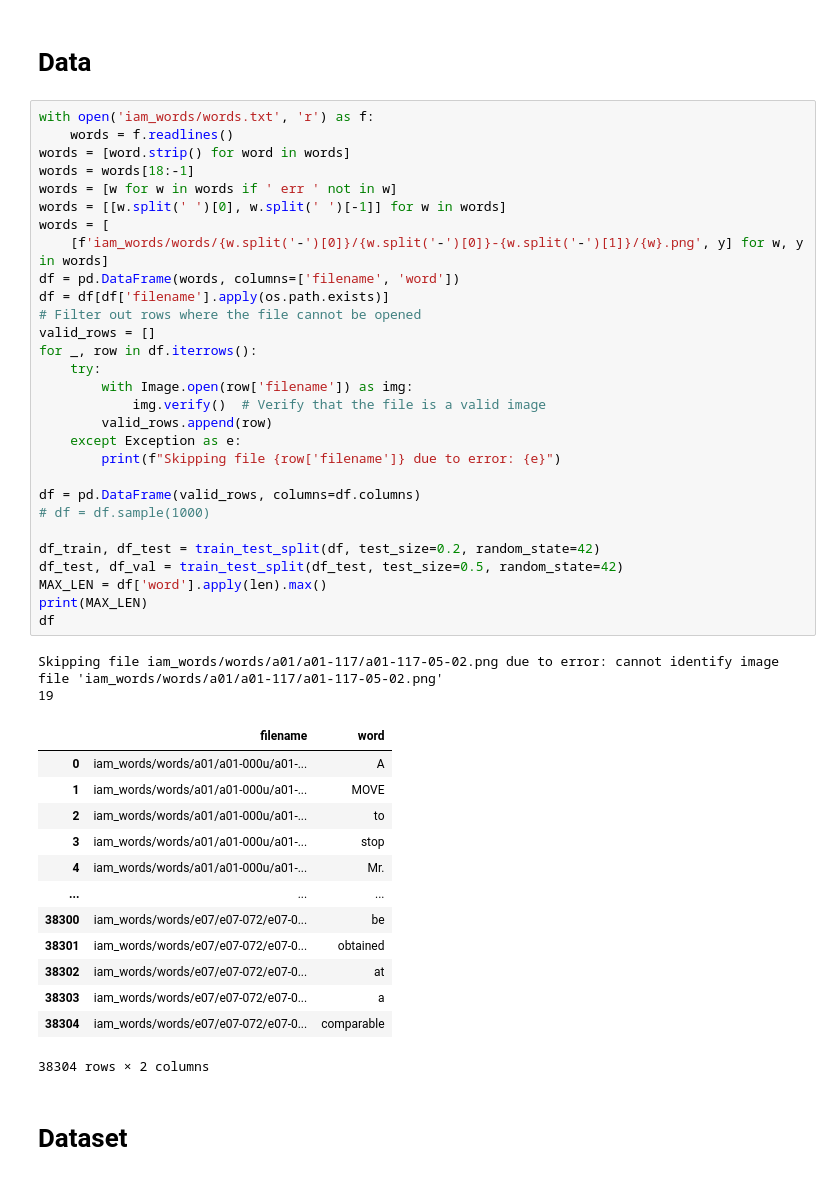
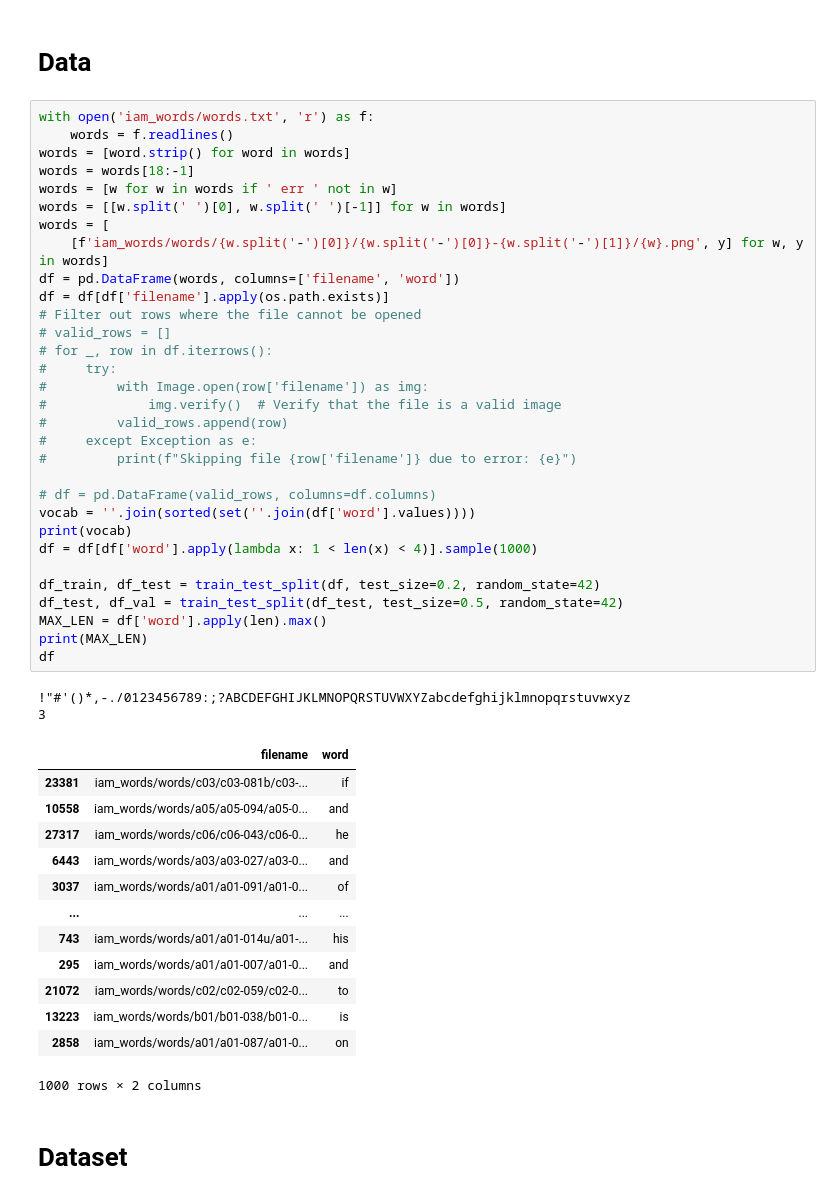
Before and after one commit to jGrzyb/handwriting_recognition, a Jupyter notebook: handwriting.ipynb, the cells around one changed output. Saved outputs shown, nothing was run; the diff lists cells and outputs as text.

```diff
--- a/handwriting.ipynb
+++ b/handwriting.ipynb
@@ -35,48 +36,50 @@ Using device: cuda
 # %%
 with open('iam_words/words.txt', 'r') as f:
     words = f.readlines()
 words = [word.strip() for word in words]
 words = words[18:-1]
 words = [w for w in words if ' err ' not in w]
 words = [[w.split(' ')[0], w.split(' ')[-1]] for w in words]
 words = [
     [f'iam_words/words/{w.split('-')[0]}/{w.split('-')[0]}-{w.split('-')[1]}/{w}.png', y] for w, y in words]
 df = pd.DataFrame(words, columns=['filename', 'word'])
 df = df[df['filename'].apply(os.path.exists)]
 # Filter out rows where the file cannot be opened
-valid_rows = []
-for _, row in df.iterrows():
-    try:
-        with Image.open(row['filename']) as img:
-            img.verify()  # Verify that the file is a valid image
-        valid_rows.append(row)
-    except Exception as e:
-        print(f"Skipping file {row['filename']} due to error: {e}")
+# valid_rows = []
+# for _, row in df.iterrows():
+#     try:
+#         with Image.open(row['filename']) as img:
+#             img.verify()  # Verify that the file is a valid image
+#         valid_rows.append(row)
+#     except Exception as e:
+#         print(f"Skipping file {row['filename']} due to error: {e}")
 
-df = pd.DataFrame(valid_rows, columns=df.columns)
-# df = df.sample(1000)
+# df = pd.DataFrame(valid_rows, columns=df.columns)
+vocab = ''.join(sorted(set(''.join(df['word'].values))))
+print(vocab)
+df = df[df['word'].apply(lambda x: 1 < len(x) < 4)].sample(1000)
 
 df_train, df_test = train_test_split(df, test_size=0.2, random_state=42)
 df_test, df_val = train_test_split(df_test, test_size=0.5, random_state=42)
 MAX_LEN = df['word'].apply(len).max()
 print(MAX_LEN)
 df
 # %% [output]
-Skipping file iam_words/words/a01/a01-117/a01-117-05-02.png due to error: cannot identify image file 'iam_words/words/a01/a01-117/a01-117-05-02.png'
-19
+!"#'()*,-./0123456789:;?ABCDEFGHIJKLMNOPQRSTUVWXYZabcdefghijklmnopqrstuvwxyz
+3
 |  | filename | word |
-| 0 | iam_words/words/a01/a01-000u/a01-... | A |
-| 1 | iam_words/words/a01/a01-000u/a01-... | MOVE |
-| 2 | iam_words/words/a01/a01-000u/a01-... | to |
-| 3 | iam_words/words/a01/a01-000u/a01-... | stop |
-| 4 | iam_words/words/a01/a01-000u/a01-... | Mr. |
+| 23381 | iam_words/words/c03/c03-081b/c03-... | if |
+| 10558 | iam_words/words/a05/a05-094/a05-0... | and |
+| 27317 | iam_words/words/c06/c06-043/c06-0... | he |
+| 6443 | iam_words/words/a03/a03-027/a03-0... | and |
+| 3037 | iam_words/words/a01/a01-091/a01-0... | of |
 | ... | ... | ... |
-| 38300 | iam_words/words/e07/e07-072/e07-0... | be |
-| 38301 | iam_words/words/e07/e07-072/e07-0... | obtained |
-| 38302 | iam_words/words/e07/e07-072/e07-0... | at |
-| 38303 | iam_words/words/e07/e07-072/e07-0... | a |
-| 38304 | iam_words/words/e07/e07-072/e07-0... | comparable |
+| 743 | iam_words/words/a01/a01-014u/a01-... | his |
+| 295 | iam_words/words/a01/a01-007/a01-0... | and |
+| 21072 | iam_words/words/c02/c02-059/c02-0... | to |
+| 13223 | iam_words/words/b01/b01-038/b01-0... | is |
+| 2858 | iam_words/words/a01/a01-087/a01-0... | on |
-38304 rows × 2 columns
+1000 rows × 2 columns
 # %% [markdown]
 # Dataset
 # %%
```
Also changed, not shown: parts of 10 cells of this notebook.
